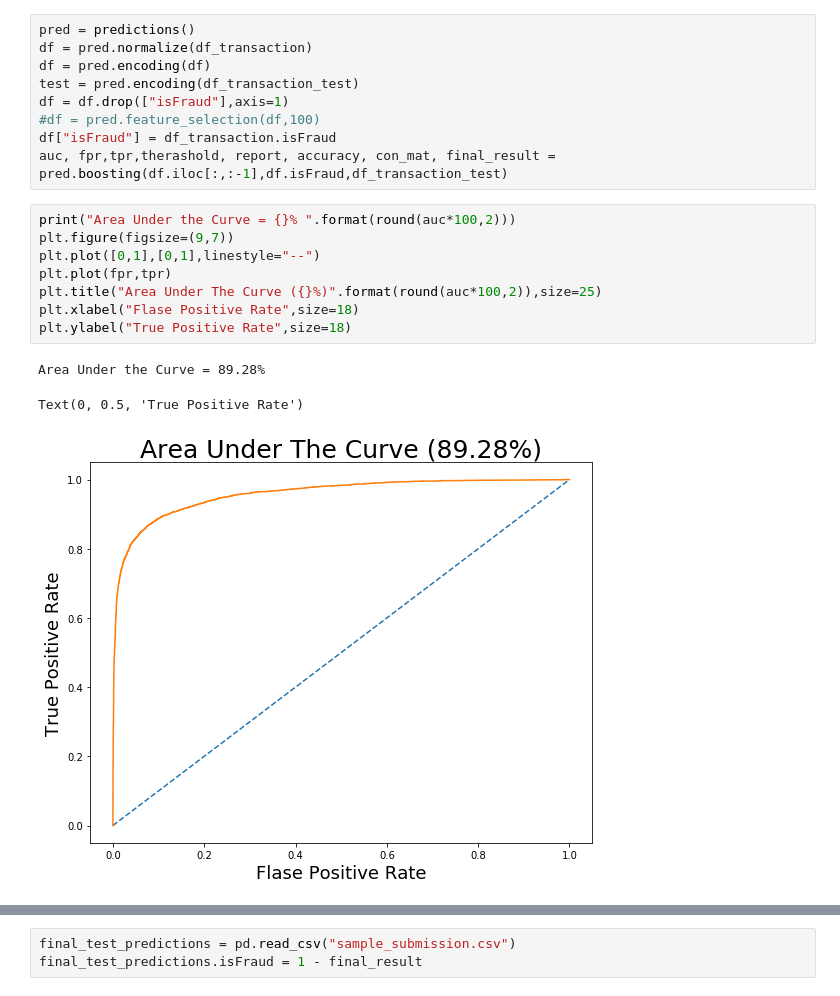
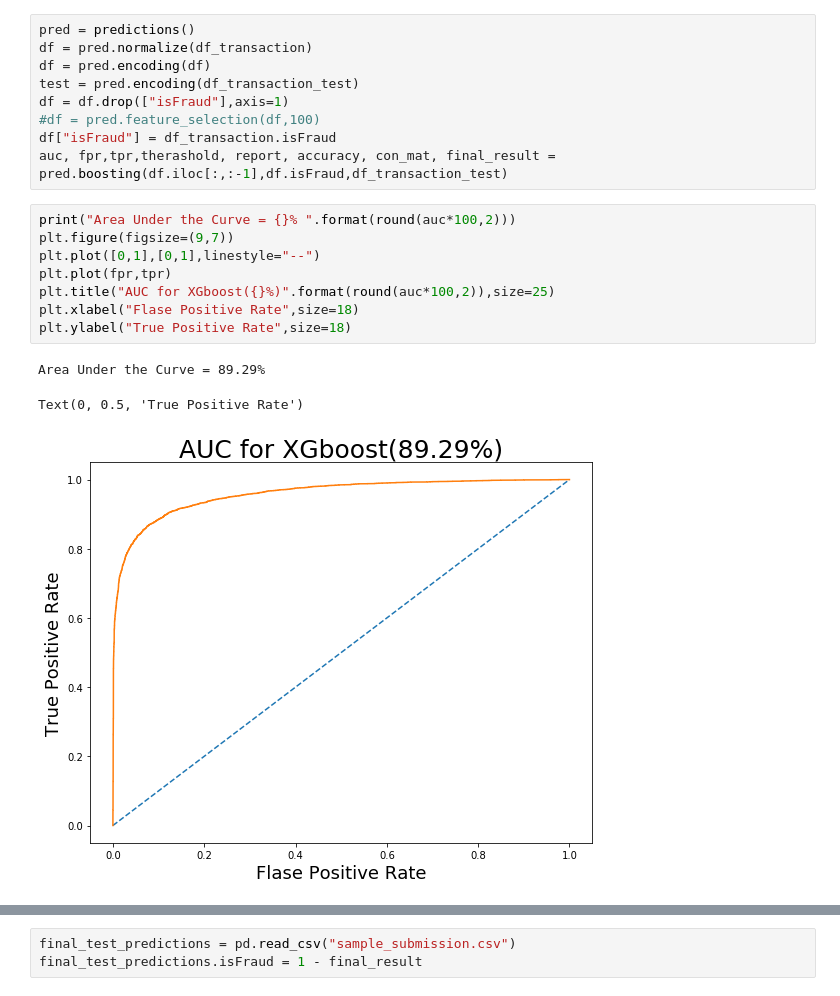
Before and after one commit to zigzagktz/Fraud-Detection-From-Customer-Transaction, a Jupyter notebook: anomaly detection.ipynb, the cells around one changed output, grey strips where cells are left out. Saved outputs shown, nothing was run; the diff lists cells and outputs as text.

```diff
--- a/anomaly detection.ipynb
+++ b/anomaly detection.ipynb
@@ -257,15 +252,15 @@ auc, fpr,tpr,therashold, report, accuracy, con_mat, final_result = pred.boosting
 # %%
 print("Area Under the Curve = {}% ".format(round(auc*100,2)))
 plt.figure(figsize=(9,7))
 plt.plot([0,1],[0,1],linestyle="--")
 plt.plot(fpr,tpr)
-plt.title("Area Under The Curve ({}%)".format(round(auc*100,2)),size=25)
+plt.title("AUC for XGboost({}%)".format(round(auc*100,2)),size=25)
 plt.xlabel("Flase Positive Rate",size=18)
 plt.ylabel("True Positive Rate",size=18)
 # %% [output]
-Area Under the Curve = 89.28%
+Area Under the Curve = 89.29%
 Text(0, 0.5, 'True Positive Rate')
-[figure, old version]
+[figure, new version]
 # %%
 print("total accuracy = {}% \n".format(round(accuracy*100,2)))
 print(report)
```
Also changed, not shown: parts of 15 cells of this notebook.
